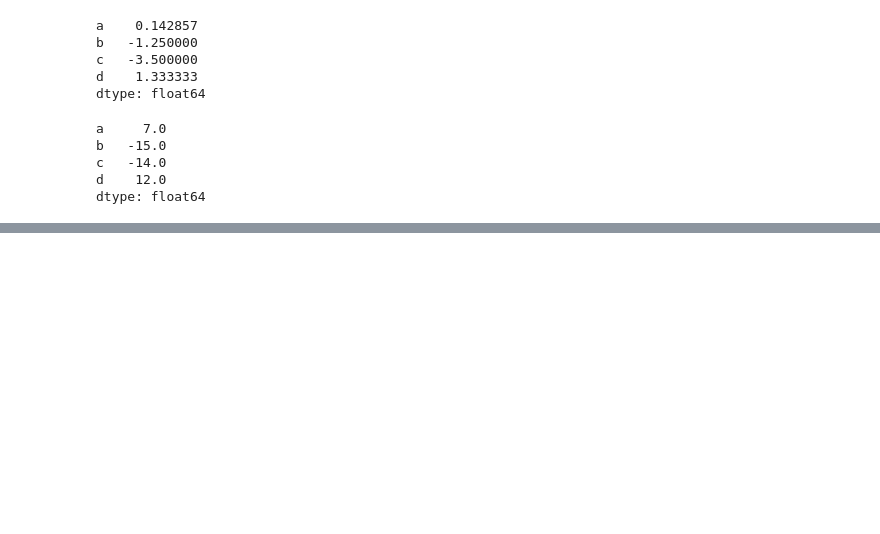
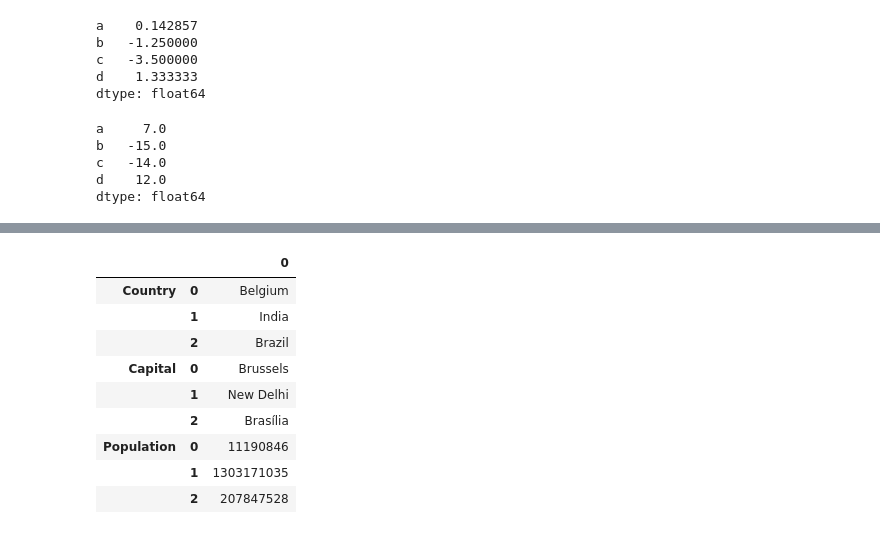
Before and after one commit to alexunjm/pandas-py, a Jupyter notebook: Ejemplo de uso.ipynb, the cells around one changed output, grey strips where cells are left out. Saved outputs shown, nothing was run; the diff lists cells and outputs as text; code cells hidden in the pictures; blank space fills up the shorter version.

```diff
--- a/Ejemplo de uso.ipynb
+++ b/Ejemplo de uso.ipynb
@@ -371,0 +398,13 @@ dtype: float64
+# %%
+pd.DataFrame(df.unstack())
+# %% [output]
+|  |  | 0 |
+| Country | 0 | Belgium |
+|  | 1 | India |
+|  | 2 | Brazil |
+| Capital | 0 | Brussels |
+|  | 1 | New Delhi |
+|  | 2 | Brasília |
+| Population | 0 | 11190846 |
+|  | 1 | 1303171035 |
+|  | 2 | 207847528 |
```
Also changed, not shown: parts of 5 cells of this notebook, 2 other files.
